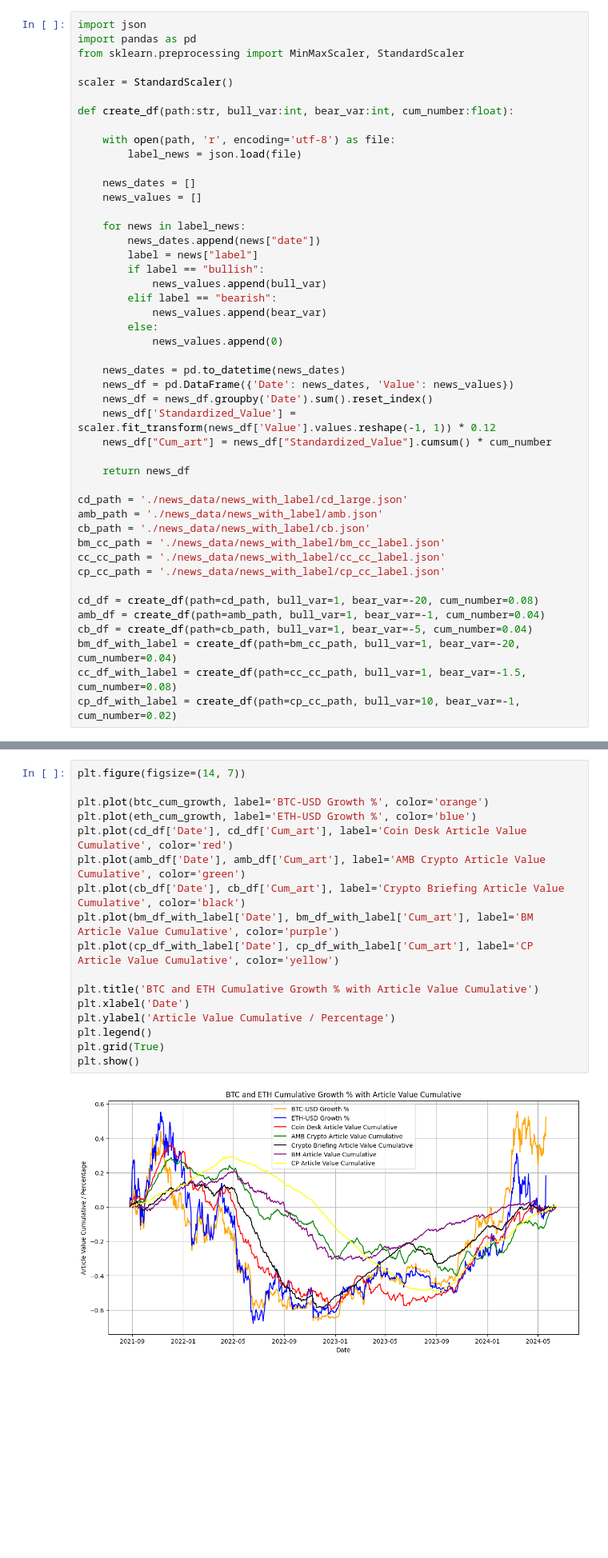
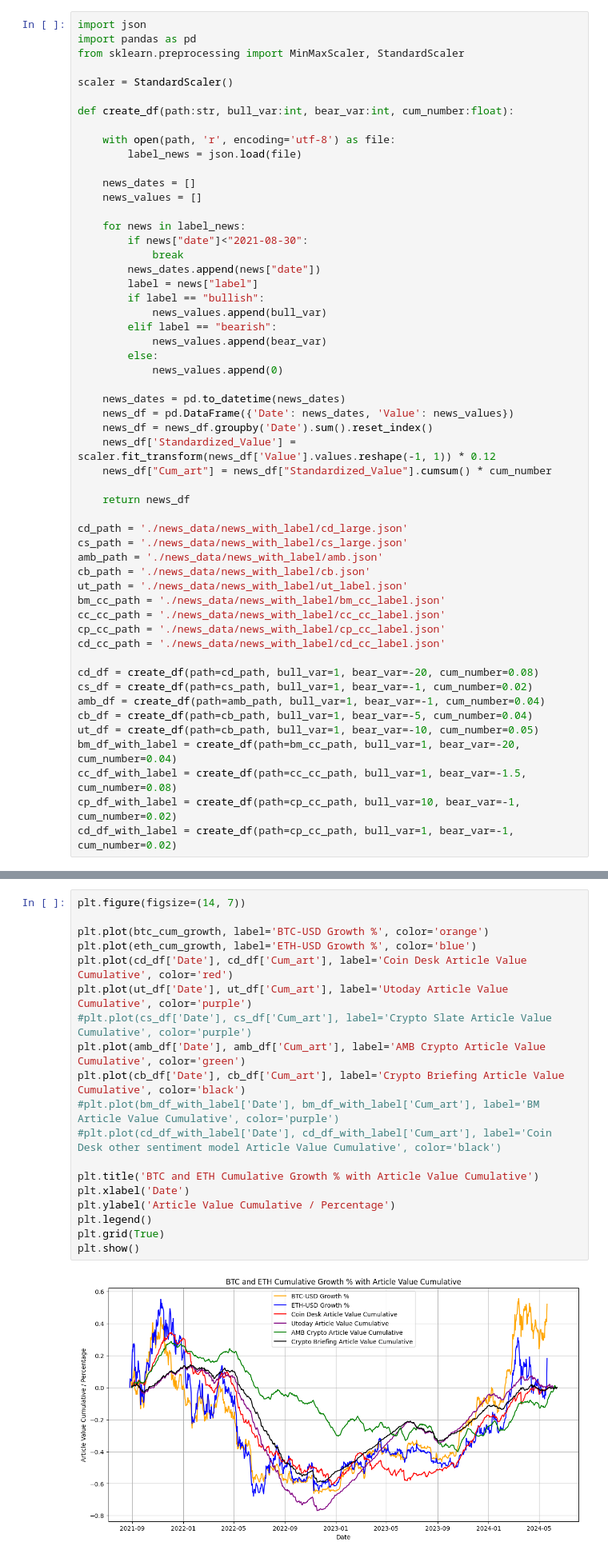
Before and after one commit to nuts-has-been-taken/Crypto-crawler, a Jupyter notebook: data_analysis.ipynb, the cells around one changed output, grey strips where cells are left out. Shown at 80% size. Saved outputs shown, nothing was run; the diff lists cells and outputs as text; blank space fills up the shorter version.

Commit message:
add ut data

```diff
--- a/data_analysis.ipynb
+++ b/data_analysis.ipynb
@@ -39,6 +39,8 @@ def create_df(path:str, bull_var:int, bear_var:int, cum_number:float):
     news_values = []
 
     for news in label_news:
+        if news["date"]<"2021-08-30":
+            break
         news_dates.append(news["date"])
         label = news["label"]
         if label == "bullish":
@@ -57,18 +59,24 @@ def create_df(path:str, bull_var:int, bear_var:int, cum_number:float):
     return news_df
 
 cd_path = './news_data/news_with_label/cd_large.json'
+cs_path = './news_data/news_with_label/cs_large.json'
 amb_path = './news_data/news_with_label/amb.json'
 cb_path = './news_data/news_with_label/cb.json'
+ut_path = './news_data/news_with_label/ut_label.json'
 bm_cc_path = './news_data/news_with_label/bm_cc_label.json'
 cc_cc_path = './news_data/news_with_label/cc_cc_label.json'
 cp_cc_path = './news_data/news_with_label/cp_cc_label.json'
+cd_cc_path = './news_data/news_with_label/cd_cc_label.json'
 
 cd_df = create_df(path=cd_path, bull_var=1, bear_var=-20, cum_number=0.08)
+cs_df = create_df(path=cs_path, bull_var=1, bear_var=-1, cum_number=0.02)
 amb_df = create_df(path=amb_path, bull_var=1, bear_var=-1, cum_number=0.04)
 cb_df = create_df(path=cb_path, bull_var=1, bear_var=-5, cum_number=0.04)
+ut_df = create_df(path=cb_path, bull_var=1, bear_var=-10, cum_number=0.05)
 bm_df_with_label = create_df(path=bm_cc_path, bull_var=1, bear_var=-20, cum_number=0.04)
 cc_df_with_label = create_df(path=cc_cc_path, bull_var=1, bear_var=-1.5, cum_number=0.08)
 cp_df_with_label = create_df(path=cp_cc_path, bull_var=10, bear_var=-1, cum_number=0.02)
+cd_df_with_label = create_df(path=cp_cc_path, bull_var=1, bear_var=-1, cum_number=0.02)
 # %% [markdown]
 # Plot
 # %%
@@ -90,22 +99,24 @@ plt.show()
 # %%
 plt.figure(figsize=(14, 7))
 
 plt.plot(btc_cum_growth, label='BTC-USD Growth %', color='orange')
 plt.plot(eth_cum_growth, label='ETH-USD Growth %', color='blue')
 plt.plot(cd_df['Date'], cd_df['Cum_art'], label='Coin Desk Article Value Cumulative', color='red')
+plt.plot(ut_df['Date'], ut_df['Cum_art'], label='Utoday Article Value Cumulative', color='purple')
+#plt.plot(cs_df['Date'], cs_df['Cum_art'], label='Crypto Slate Article Value Cumulative', color='purple')
 plt.plot(amb_df['Date'], amb_df['Cum_art'], label='AMB Crypto Article Value Cumulative', color='green')
 plt.plot(cb_df['Date'], cb_df['Cum_art'], label='Crypto Briefing Article Value Cumulative', color='black')
-plt.plot(bm_df_with_label['Date'], bm_df_with_label['Cum_art'], label='BM Article Value Cumulative', color='purple')
-plt.plot(cp_df_with_label['Date'], cp_df_with_label['Cum_art'], label='CP Article Value Cumulative', color='yellow')
+#plt.plot(bm_df_with_label['Date'], bm_df_with_label['Cum_art'], label='BM Article Value Cumulative', color='purple')
+#plt.plot(cd_df_with_label['Date'], cd_df_with_label['Cum_art'], label='Coin Desk other sentiment model Article Value Cumulative', color='black')
 
 plt.title('BTC and ETH Cumulative Growth % with Article Value Cumulative')
 plt.xlabel('Date')
 plt.ylabel('Article Value Cumulative / Percentage')
 plt.legend()
 plt.grid(True)
 plt.show()
 # %% [output]
-[figure, old version]
+[figure, new version]
 # %% [markdown]
 # Find proper parm
 # %%
```
Also changed, not shown: parts of 3 cells of this notebook, 4 other files.
